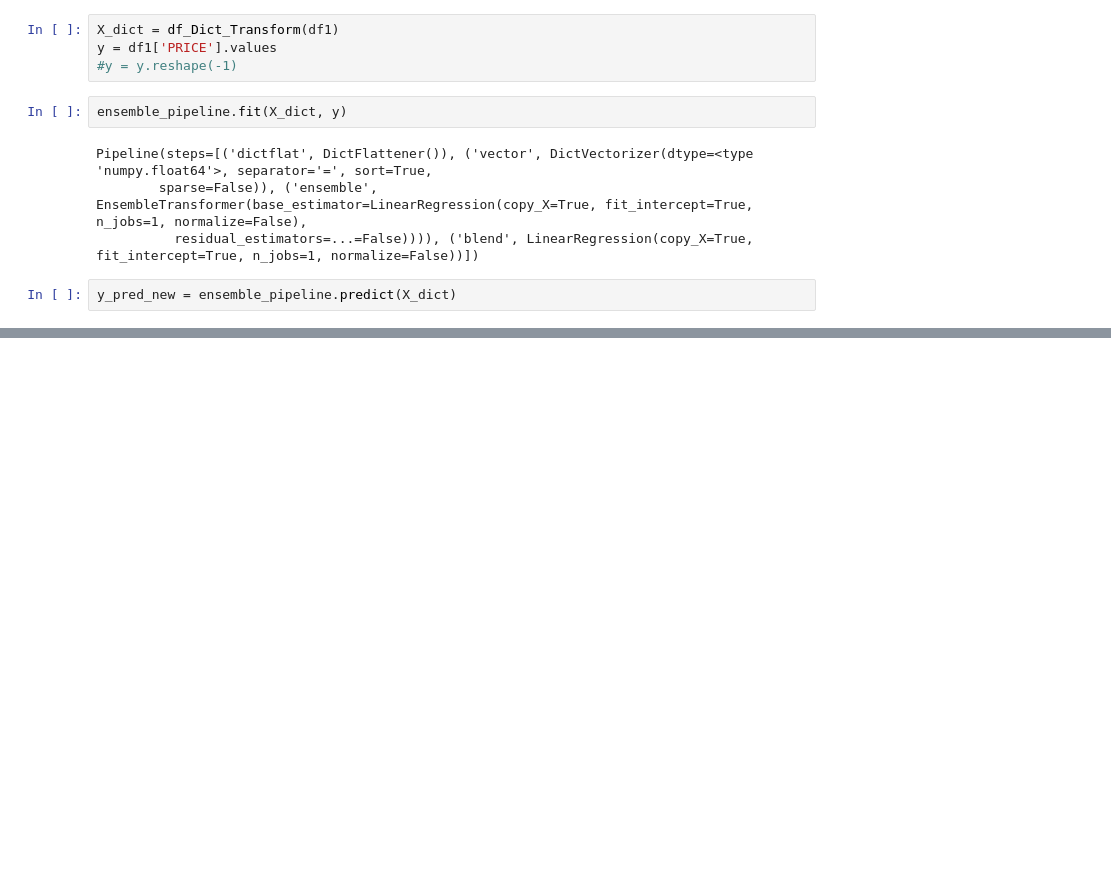
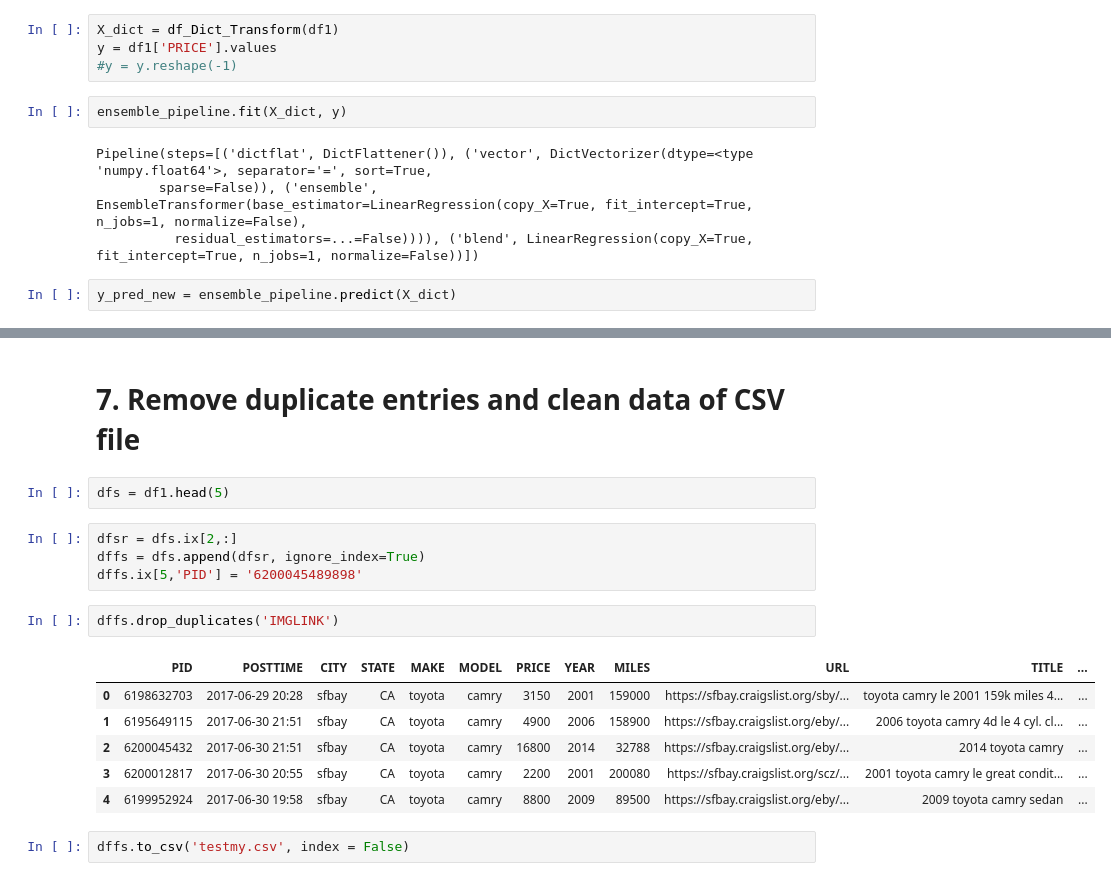
Before and after one commit to tsiangsun/cardeal, a Jupyter notebook: ML_CAR_PRICE.ipynb, the cells around one changed output, grey strips where cells are left out. Cells and saved outputs as stored; diff of their text form; blank space fills up the shorter version.

```diff
--- a/ML_CAR_PRICE.ipynb
+++ b/ML_CAR_PRICE.ipynb
@@ -865,0 +914,19 @@ plt.show()
+# %% [markdown]
+# 7. Remove duplicate entries and clean data of CSV file
+# %%
+dfs = df1.head(5)
+# %%
+dfsr = dfs.ix[2,:]
+dffs = dfs.append(dfsr, ignore_index=True)
+dffs.ix[5,'PID'] = '6200045489898'
+# %%
+dffs.drop_duplicates('IMGLINK')
+# %% [output]
+|  | PID | POSTTIME | CITY | STATE | MAKE | MODEL | PRICE | YEAR | MILES | URL | TITLE | ... |
+| 0 | 6198632703 | 2017-06-29 20:28 | sfbay | CA | toyota | camry | 3150 | 2001 | 159000 | https://sfbay.craigslist.org/sby/... | toyota camry le 2001 159k miles 4... | ... |
+| 1 | 6195649115 | 2017-06-30 21:51 | sfbay | CA | toyota | camry | 4900 | 2006 | 158900 | https://sfbay.craigslist.org/eby/... | 2006 toyota camry 4d le 4 cyl. cl... | ... |
+| 2 | 6200045432 | 2017-06-30 21:51 | sfbay | CA | toyota | camry | 16800 | 2014 | 32788 | https://sfbay.craigslist.org/eby/... | 2014 toyota camry | ... |
+| 3 | 6200012817 | 2017-06-30 20:55 | sfbay | CA | toyota | camry | 2200 | 2001 | 200080 | https://sfbay.craigslist.org/scz/... | 2001 toyota camry le great condit... | ... |
+| 4 | 6199952924 | 2017-06-30 19:58 | sfbay | CA | toyota | camry | 8800 | 2009 | 89500 | https://sfbay.craigslist.org/eby/... | 2009 toyota camry sedan | ... |
+# %%
+dffs.to_csv('testmy.csv', index = False)
```
Also changed, not shown: parts of 47 cells of this notebook, 27 other files.
